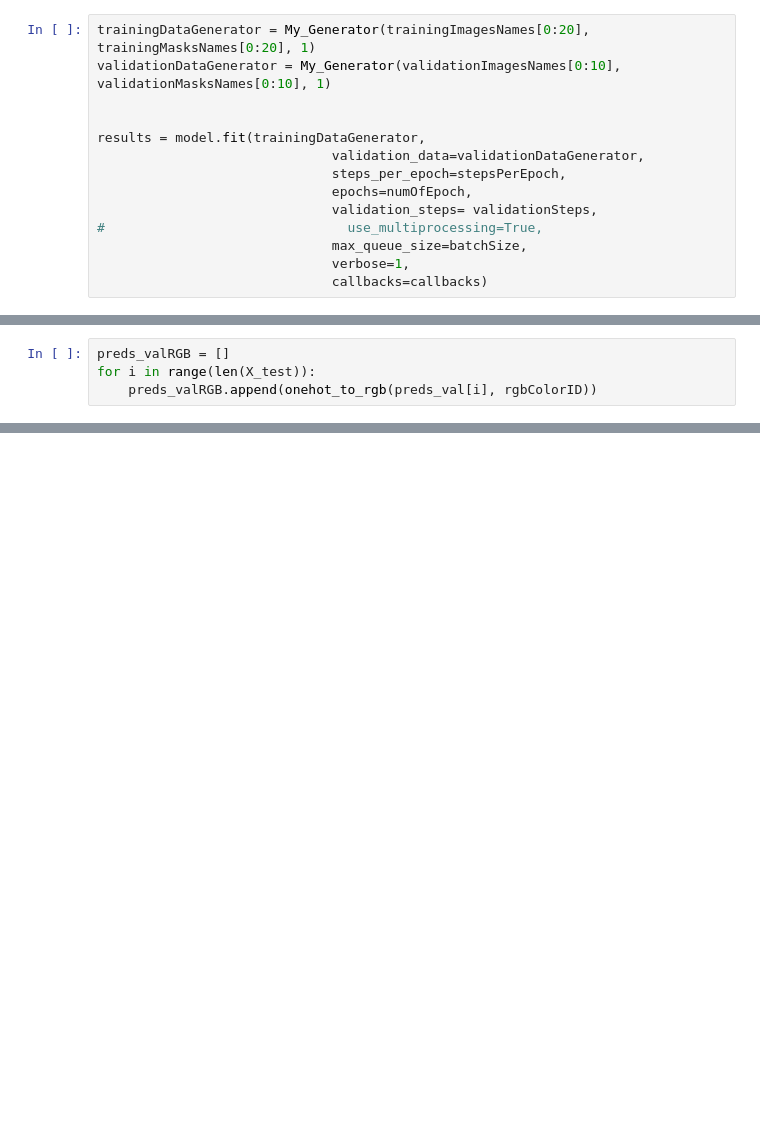
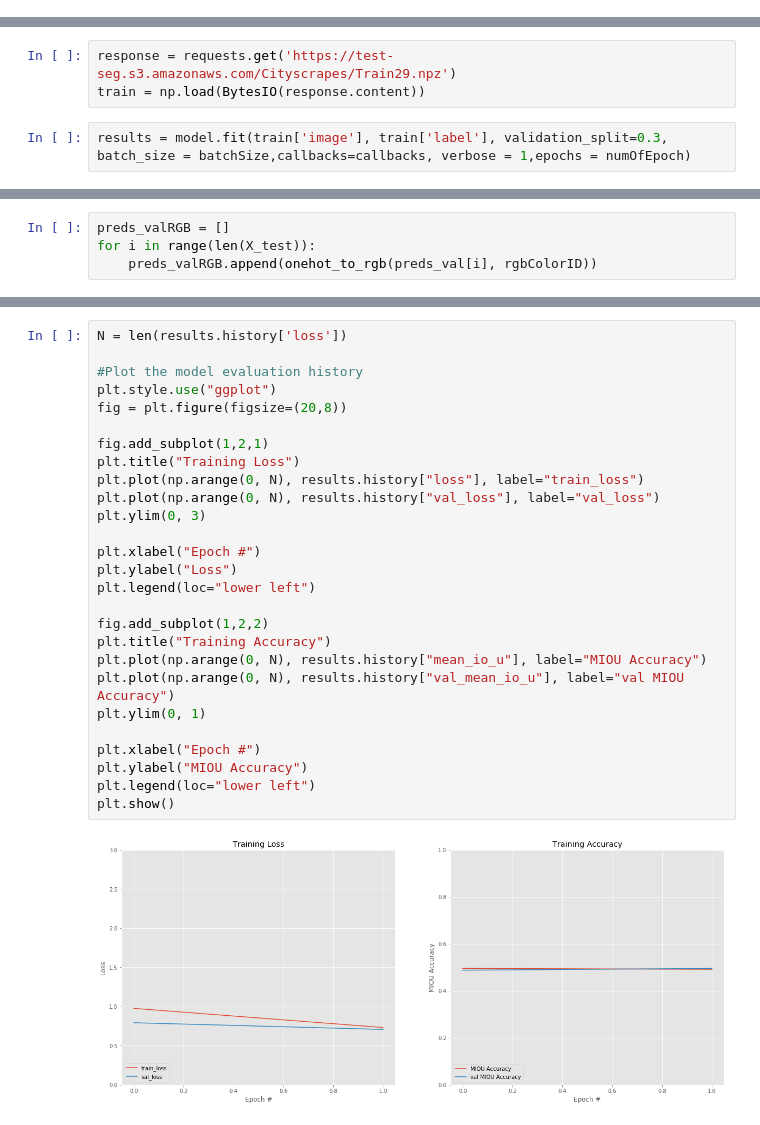
Before and after one commit to Eashwar-S/Semantic_Segmentation, a Jupyter notebook: U-net/MulticlassUnet-Cityscrapes.ipynb, the cells around one changed output, grey strips where cells are left out. Drawn from its saved outputs; the diff is of its cells as text; blank space fills up the shorter version.

Commit message:
Successfully implemented U-net on Cityscrapes dataset

```diff
--- a/U-net/MulticlassUnet-Cityscrapes.ipynb
+++ b/U-net/MulticlassUnet-Cityscrapes.ipynb
@@ -279,16 +219,2 @@ callbacks = [
              tf.keras.callbacks.TensorBoard(log_dir='logs',
                                             write_graph=True)]
-# %%
-trainingDataGenerator = My_Generator(trainingImagesNames[0:20], trainingMasksNames[0:20], 1)
-validationDataGenerator = My_Generator(validationImagesNames[0:10], validationMasksNames[0:10], 1)
-
-
-results = model.fit(trainingDataGenerator,
-                              validation_data=validationDataGenerator,
-                              steps_per_epoch=stepsPerEpoch,
-                              epochs=numOfEpoch,
-                              validation_steps= validationSteps,
-#                               use_multiprocessing=True,
-                              max_queue_size=batchSize,
-                              verbose=1,
-                              callbacks=callbacks)
@@ -324,0 +221,5 @@ Y_test = np.array(Y_test)
+# %%
+response = requests.get('https://test-seg.s3.amazonaws.com/Cityscrapes/Train29.npz')
+train = np.load(BytesIO(response.content))
+# %%
+results = model.fit(train['image'], train['label'], validation_split=0.3, batch_size = batchSize,callbacks=callbacks, verbose = 1,epochs = numOfEpoch)
@@ -364,0 +337,29 @@ ax3.grid(False)
+# %%
+N = len(results.history['loss'])
+
+#Plot the model evaluation history
+plt.style.use("ggplot")
+fig = plt.figure(figsize=(20,8))
+
+fig.add_subplot(1,2,1)
+plt.title("Training Loss")
+plt.plot(np.arange(0, N), results.history["loss"], label="train_loss")
+plt.plot(np.arange(0, N), results.history["val_loss"], label="val_loss")
+plt.ylim(0, 3)
+
+plt.xlabel("Epoch #")
+plt.ylabel("Loss")
+plt.legend(loc="lower left")
+
+fig.add_subplot(1,2,2)
+plt.title("Training Accuracy")
+plt.plot(np.arange(0, N), results.history["mean_io_u"], label="MIOU Accuracy")
+plt.plot(np.arange(0, N), results.history["val_mean_io_u"], label="val MIOU Accuracy")
+plt.ylim(0, 1)
+
+plt.xlabel("Epoch #")
+plt.ylabel("MIOU Accuracy")
+plt.legend(loc="lower left")
+plt.show()
+# %% [output]
+[figure, added]
```
Also changed, not shown: parts of 22 cells of this notebook.
